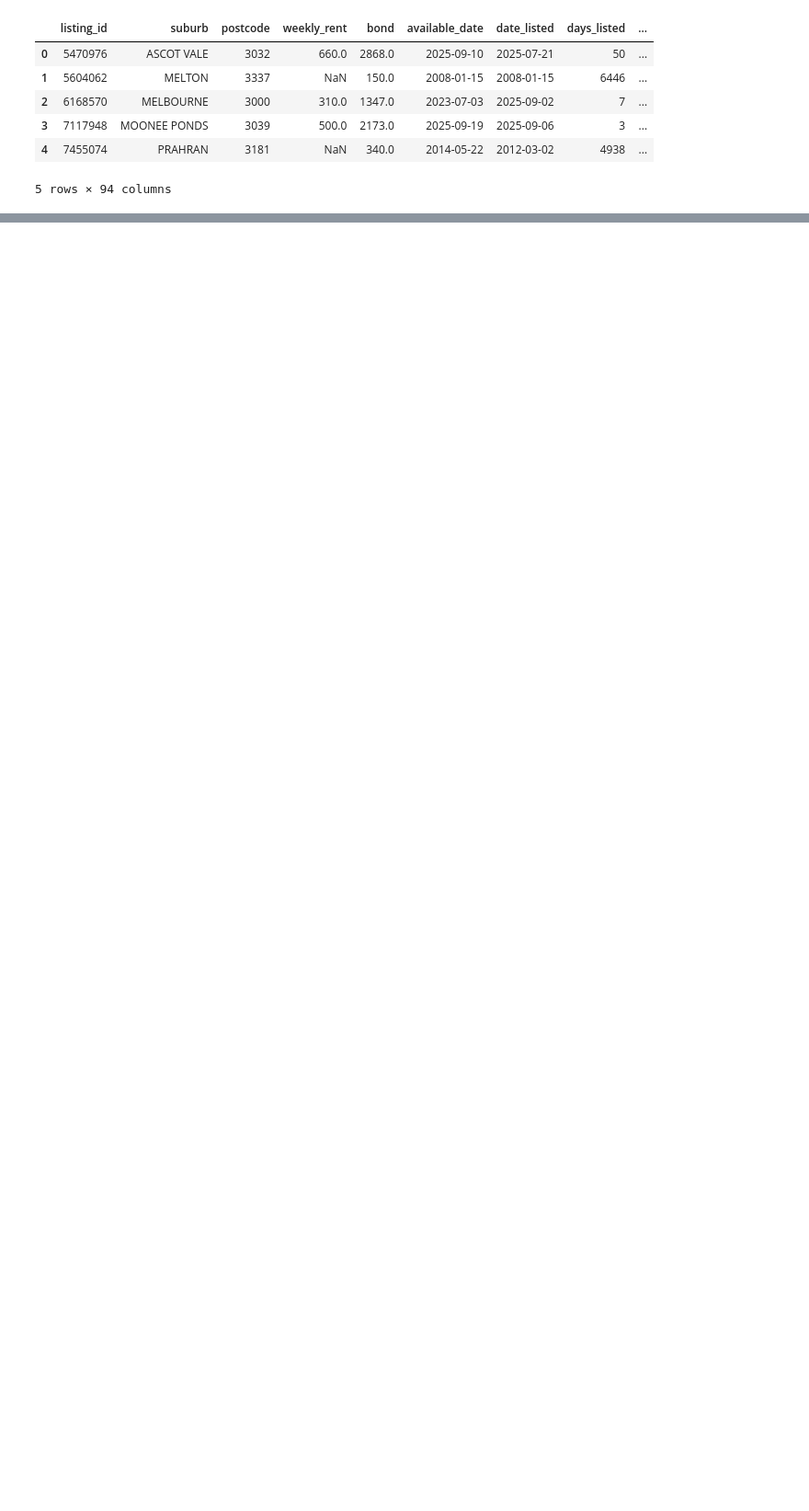
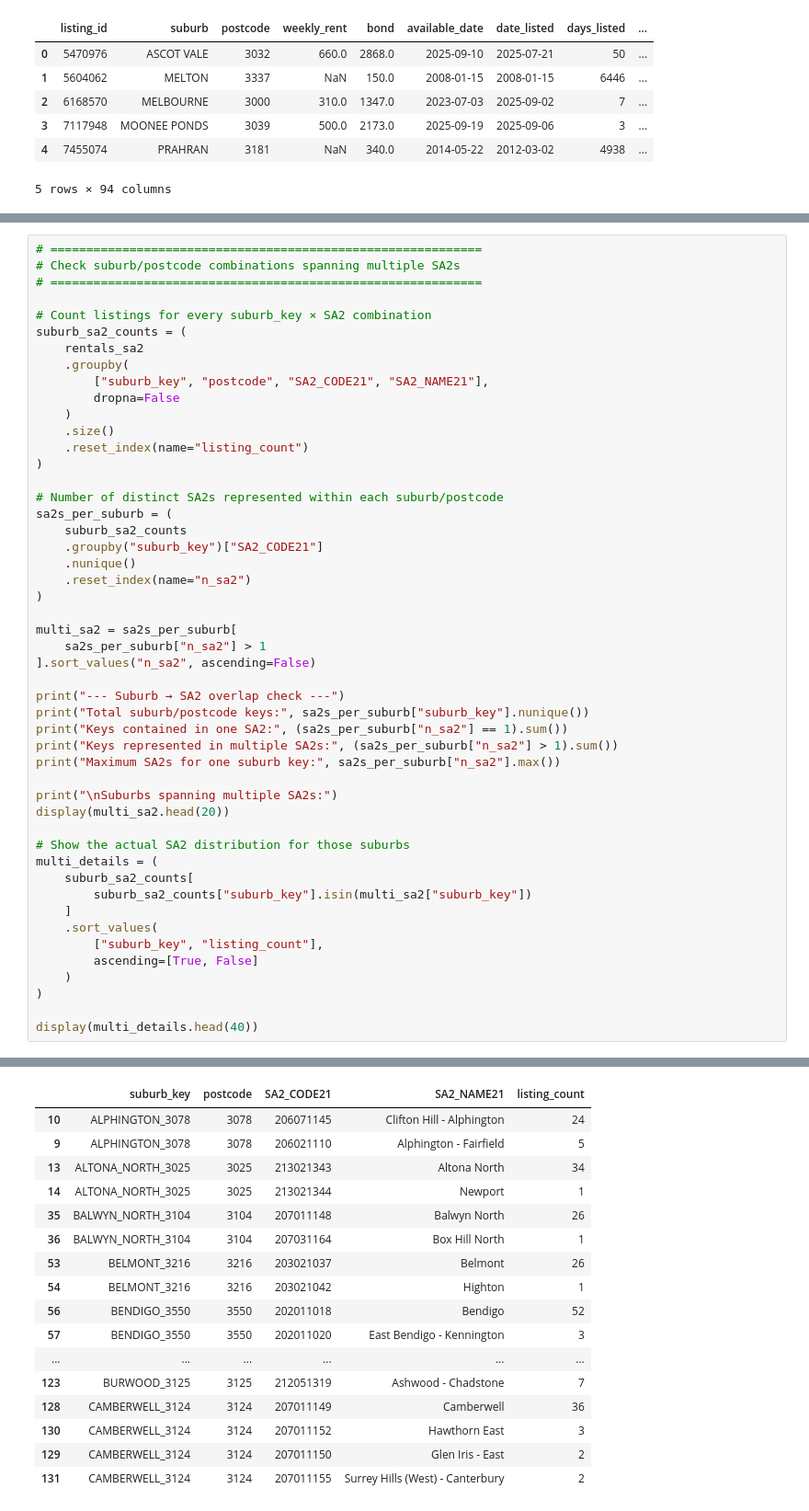
Before and after one commit to mdharmawan19/industry-project-group-55, a Jupyter notebook: notebooks/04_abs_sa2_crosswalk.ipynb, the cells around one changed output, grey strips where cells are left out. Shown at 92% size. Cells and saved outputs as stored; diff of their text form; blank space fills up the shorter version.

Commit message:
completed the suburb to SA2 spatial crosswalk using the cleaned 2025 rental coordinates

```diff
--- a/notebooks/04_abs_sa2_crosswalk.ipynb
+++ b/notebooks/04_abs_sa2_crosswalk.ipynb
@@ -840,0 +939,50 @@ Length: 94, dtype: object
+# %%
+# ============================================================
+# Check suburb/postcode combinations spanning multiple SA2s
+# ============================================================
+
+# Count listings for every suburb_key × SA2 combination
+suburb_sa2_counts = (
+    rentals_sa2
+    .groupby(
+        ["suburb_key", "postcode", "SA2_CODE21", "SA2_NAME21"],
+        dropna=False
+    )
+    .size()
+    .reset_index(name="listing_count")
+)
+
+# Number of distinct SA2s represented within each suburb/postcode
+sa2s_per_suburb = (
+    suburb_sa2_counts
+    .groupby("suburb_key")["SA2_CODE21"]
+    .nunique()
+    .reset_index(name="n_sa2")
+)
+
+multi_sa2 = sa2s_per_suburb[
+    sa2s_per_suburb["n_sa2"] > 1
+].sort_values("n_sa2", ascending=False)
+
+print("--- Suburb → SA2 overlap check ---")
+print("Total suburb/postcode keys:", sa2s_per_suburb["suburb_key"].nunique())
+print("Keys contained in one SA2:", (sa2s_per_suburb["n_sa2"] == 1).sum())
+print("Keys represented in multiple SA2s:", (sa2s_per_suburb["n_sa2"] > 1).sum())
+print("Maximum SA2s for one suburb key:", sa2s_per_suburb["n_sa2"].max())
+
+print("\nSuburbs spanning multiple SA2s:")
+display(multi_sa2.head(20))
+
+# Show the actual SA2 distribution for those suburbs
+multi_details = (
+    suburb_sa2_counts[
+        suburb_sa2_counts["suburb_key"].isin(multi_sa2["suburb_key"])
+    ]
+    .sort_values(
+        ["suburb_key", "listing_count"],
+        ascending=[True, False]
+    )
+)
+
+display(multi_details.head(40))
+# %% [output]
@@ -840,0 +1013,17 @@ Length: 94, dtype: object
+|  | suburb_key | postcode | SA2_CODE21 | SA2_NAME21 | listing_count |
+| 10 | ALPHINGTON_3078 | 3078 | 206071145 | Clifton Hill - Alphington | 24 |
+| 9 | ALPHINGTON_3078 | 3078 | 206021110 | Alphington - Fairfield | 5 |
+| 13 | ALTONA_NORTH_3025 | 3025 | 213021343 | Altona North | 34 |
+| 14 | ALTONA_NORTH_3025 | 3025 | 213021344 | Newport | 1 |
+| 35 | BALWYN_NORTH_3104 | 3104 | 207011148 | Balwyn North | 26 |
+| 36 | BALWYN_NORTH_3104 | 3104 | 207031164 | Box Hill North | 1 |
+| 53 | BELMONT_3216 | 3216 | 203021037 | Belmont | 26 |
+| 54 | BELMONT_3216 | 3216 | 203021042 | Highton | 1 |
+| 56 | BENDIGO_3550 | 3550 | 202011018 | Bendigo | 52 |
+| 57 | BENDIGO_3550 | 3550 | 202011020 | East Bendigo - Kennington | 3 |
+| ... | ... | ... | ... | ... | ... |
+| 123 | BURWOOD_3125 | 3125 | 212051319 | Ashwood - Chadstone | 7 |
+| 128 | CAMBERWELL_3124 | 3124 | 207011149 | Camberwell | 36 |
+| 130 | CAMBERWELL_3124 | 3124 | 207011152 | Hawthorn East | 3 |
+| 129 | CAMBERWELL_3124 | 3124 | 207011150 | Glen Iris - East | 2 |
+| 131 | CAMBERWELL_3124 | 3124 | 207011155 | Surrey Hills (West) - Canterbury | 2 |
```
Also changed, not shown: parts of 6 cells of this notebook.
